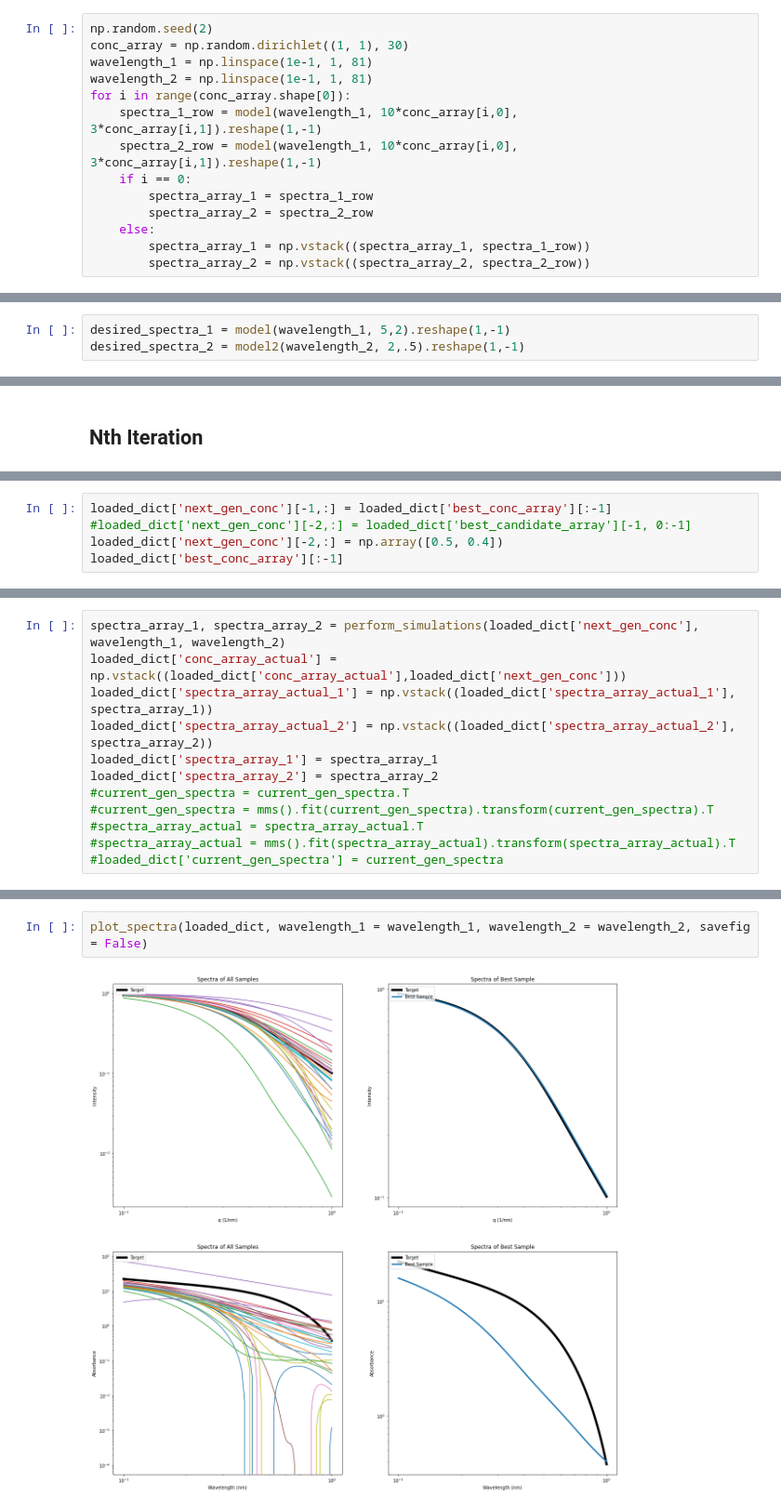
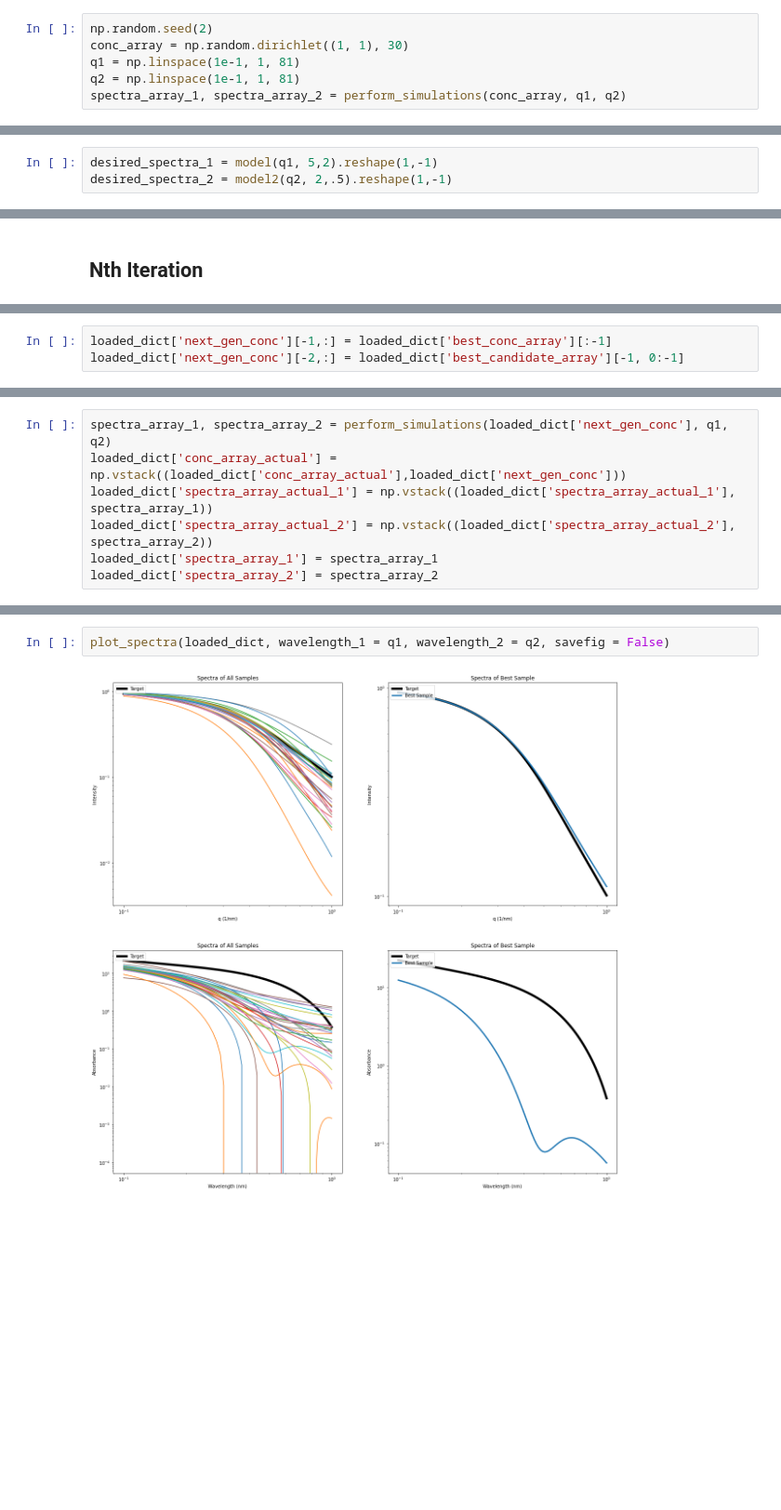
Before and after one commit to pozzo-research-group/HEAD, a Jupyter notebook: genetic_algorithm/GA_final_version_testing-Emulator.ipynb, the cells around one changed output, grey strips where cells are left out. Shown at 93% size. Drawn from its saved outputs; the diff is of its cells as text; blank space fills up the shorter version.

```diff
--- a/genetic_algorithm/GA_final_version_testing-Emulator.ipynb
+++ b/genetic_algorithm/GA_final_version_testing-Emulator.ipynb
@@ -68,16 +30,8 @@ def perform_simulations(conc_array, wavelength_1, wavelength_2):
 # %%
 np.random.seed(2)
 conc_array = np.random.dirichlet((1, 1), 30)
-wavelength_1 = np.linspace(1e-1, 1, 81)
-wavelength_2 = np.linspace(1e-1, 1, 81)
-for i in range(conc_array.shape[0]):
-    spectra_1_row = model(wavelength_1, 10*conc_array[i,0], 3*conc_array[i,1]).reshape(1,-1)
-    spectra_2_row = model(wavelength_1, 10*conc_array[i,0], 3*conc_array[i,1]).reshape(1,-1)
-    if i == 0:
-        spectra_array_1 = spectra_1_row
-        spectra_array_2 = spectra_2_row
-    else:
-        spectra_array_1 = np.vstack((spectra_array_1, spectra_1_row))
-        spectra_array_2 = np.vstack((spectra_array_2, spectra_2_row))
+q1 = np.linspace(1e-1, 1, 81)
+q2 = np.linspace(1e-1, 1, 81)
+spectra_array_1, spectra_array_2 = perform_simulations(conc_array, q1, q2)
 # %% [markdown]
 ### Initialize Targets
@@ -84,4 +40,4 @@ for i in range(conc_array.shape[0]):
 # %%
-desired_spectra_1 = model(wavelength_1, 5,2).reshape(1,-1)
-desired_spectra_2 = model2(wavelength_2, 2,.5).reshape(1,-1)
+desired_spectra_1 = model(q1, 5,2).reshape(1,-1)
+desired_spectra_2 = model2(q2, 2,.5).reshape(1,-1)
 # %% [markdown]
@@ -138,5 +88,3 @@ The surrogate model has a score of: 0.6841275006028811
 # %%
 loaded_dict['next_gen_conc'][-1,:] = loaded_dict['best_conc_array'][:-1]
-#loaded_dict['next_gen_conc'][-2,:] = loaded_dict['best_candidate_array'][-1, 0:-1]
-loaded_dict['next_gen_conc'][-2,:] = np.array([0.5, 0.4])
-loaded_dict['best_conc_array'][:-1]
+loaded_dict['next_gen_conc'][-2,:] = loaded_dict['best_candidate_array'][-1, 0:-1]
@@ -145,13 +91,8 @@ array([0.49815047, 0.74      ])
 # %%
-spectra_array_1, spectra_array_2 = perform_simulations(loaded_dict['next_gen_conc'], wavelength_1, wavelength_2)
+spectra_array_1, spectra_array_2 = perform_simulations(loaded_dict['next_gen_conc'], q1, q2)
 loaded_dict['conc_array_actual'] = np.vstack((loaded_dict['conc_array_actual'],loaded_dict['next_gen_conc']))
 loaded_dict['spectra_array_actual_1'] = np.vstack((loaded_dict['spectra_array_actual_1'], spectra_array_1))
 loaded_dict['spectra_array_actual_2'] = np.vstack((loaded_dict['spectra_array_actual_2'], spectra_array_2))
 loaded_dict['spectra_array_1'] = spectra_array_1
 loaded_dict['spectra_array_2'] = spectra_array_2
-#current_gen_spectra = current_gen_spectra.T
-#current_gen_spectra = mms().fit(current_gen_spectra).transform(current_gen_spectra).T
-#spectra_array_actual = spectra_array_actual.T
-#spectra_array_actual = mms().fit(spectra_array_actual).transform(spectra_array_actual).T
-#loaded_dict['current_gen_spectra'] = current_gen_spectra
 # %%
@@ -169,4 +109,4 @@ The best candidate has a fitness value of 3.9270908052907565
 # %%
-plot_spectra(loaded_dict, wavelength_1 = wavelength_1, wavelength_2 = wavelength_2, savefig = False)
+plot_spectra(loaded_dict, wavelength_1 = q1, wavelength_2 = q2, savefig = False)
 # %% [output]
-[figure, old version]
+[figure, new version]
```
Also changed, not shown: parts of 14 cells of this notebook, 1 other file.
